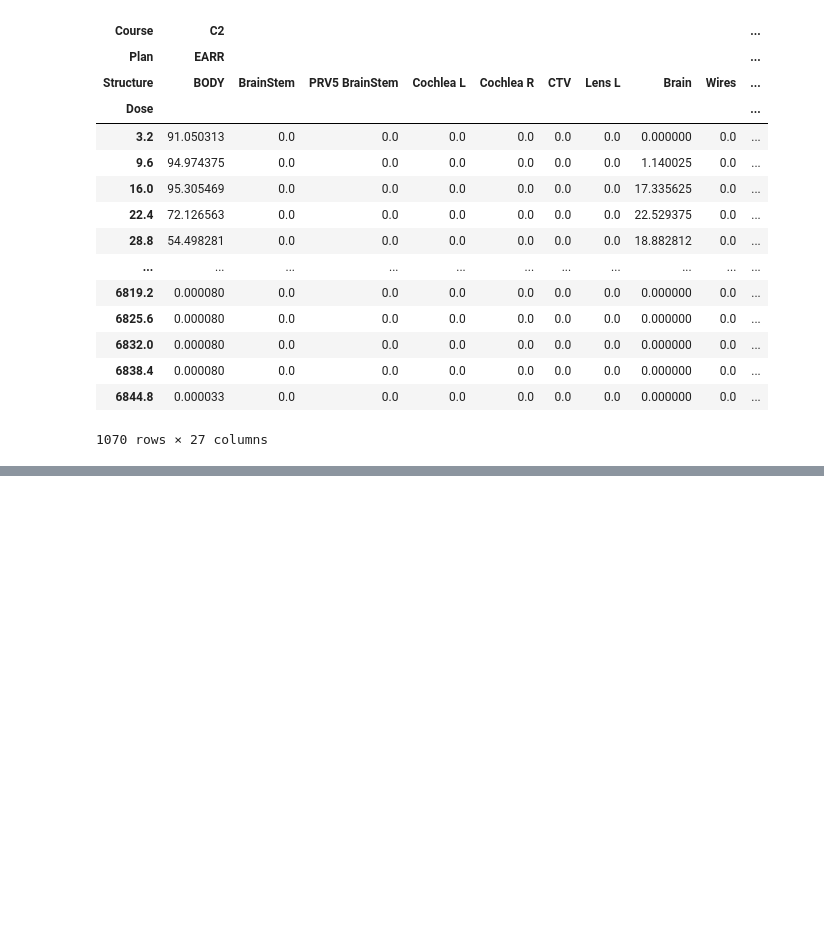
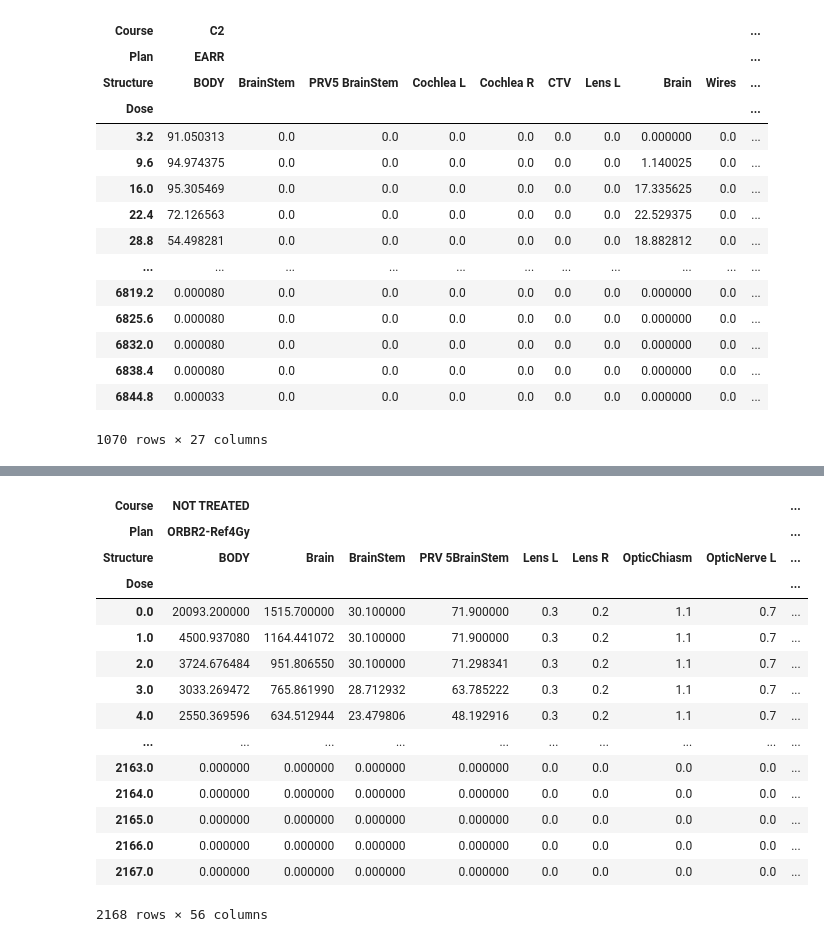
Before and after one commit to GregSal/sectionary, a Jupyter notebook: examples/read_dvh.ipynb, the cells around one changed output, grey strips where cells are left out. Drawn from its saved outputs; the diff is of its cells as text; code cells hidden in the pictures; blank space fills up the shorter version.

```diff
--- a/examples/read_dvh.ipynb
+++ b/examples/read_dvh.ipynb
@@ -2200,0 +2416,19 @@ relative_vol_dvh.plot(legend=False)
+# %%
+dvh_tables['DVH_data']
+# %% [output]
+| Course | NOT TREATED |  |  |  |  |  |  |  | ... |
+| Plan | ORBR2-Ref4Gy |  |  |  |  |  |  |  | ... |
+| Structure | BODY | Brain | BrainStem | PRV 5BrainStem | Lens L | Lens R | OpticChiasm | OpticNerve L | ... |
+| Dose |  |  |  |  |  |  |  |  | ... |
+| 0.0 | 20093.200000 | 1515.700000 | 30.100000 | 71.900000 | 0.3 | 0.2 | 1.1 | 0.7 | ... |
+| 1.0 | 4500.937080 | 1164.441072 | 30.100000 | 71.900000 | 0.3 | 0.2 | 1.1 | 0.7 | ... |
+| 2.0 | 3724.676484 | 951.806550 | 30.100000 | 71.298341 | 0.3 | 0.2 | 1.1 | 0.7 | ... |
+| 3.0 | 3033.269472 | 765.861990 | 28.712932 | 63.785222 | 0.3 | 0.2 | 1.1 | 0.7 | ... |
+| 4.0 | 2550.369596 | 634.512944 | 23.479806 | 48.192916 | 0.3 | 0.2 | 1.1 | 0.7 | ... |
+| ... | ... | ... | ... | ... | ... | ... | ... | ... | ... |
+| 2163.0 | 0.000000 | 0.000000 | 0.000000 | 0.000000 | 0.0 | 0.0 | 0.0 | 0.0 | ... |
+| 2164.0 | 0.000000 | 0.000000 | 0.000000 | 0.000000 | 0.0 | 0.0 | 0.0 | 0.0 | ... |
+| 2165.0 | 0.000000 | 0.000000 | 0.000000 | 0.000000 | 0.0 | 0.0 | 0.0 | 0.0 | ... |
+| 2166.0 | 0.000000 | 0.000000 | 0.000000 | 0.000000 | 0.0 | 0.0 | 0.0 | 0.0 | ... |
+| 2167.0 | 0.000000 | 0.000000 | 0.000000 | 0.000000 | 0.0 | 0.0 | 0.0 | 0.0 | ... |
+2168 rows × 56 columns
```
Also changed, not shown: parts of 23 cells of this notebook, 1 other file.
